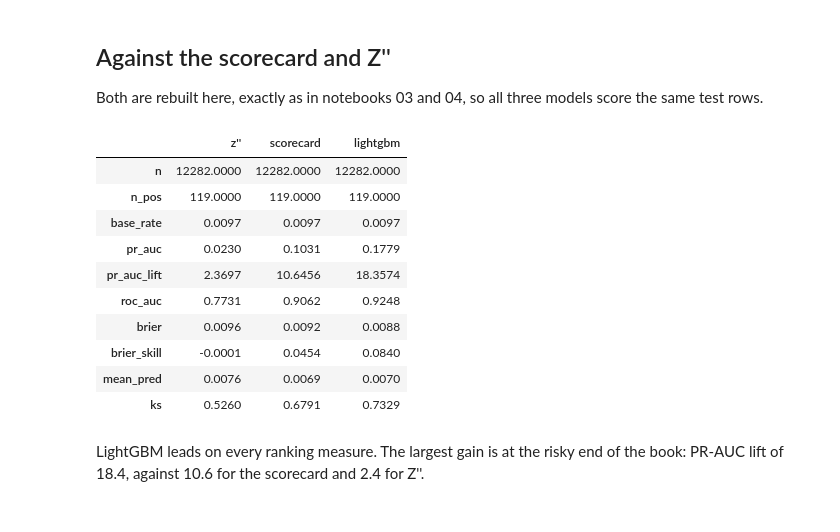
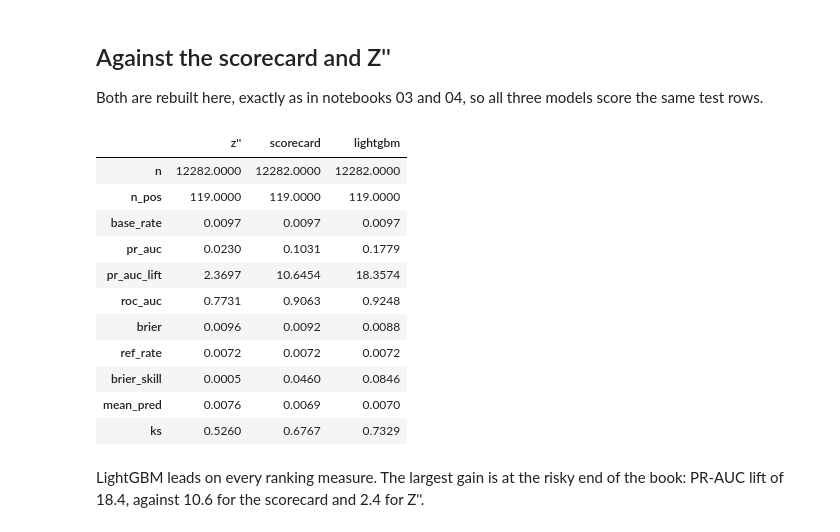
Before and after one commit to leoamullins/corporate-default-pd, a Jupyter notebook: notebooks/05_lightgbm.ipynb, the cells around one changed output. Saved outputs shown, nothing was run; the diff lists cells and outputs as text; code cells hidden in the pictures.

```diff
--- a/notebooks/05_lightgbm.ipynb
+++ b/notebooks/05_lightgbm.ipynb
@@ -246,30 +248,31 @@ Both are rebuilt here, exactly as in notebooks 03 and 04, so all three models sc
 # %%
 # Z'' benchmark (notebook 03)
 caps = fit_caps(zpp_components(train))
 z_map = ZScoreToPD().fit(altman_zpp(train, caps), train["default"])
 
 # WOE scorecard (notebook 04)
 binner = WOEBinner(RISK_TREND).fit(train, train["default"])
-scorecard = LogisticRegression(max_iter=1000).fit(binner.transform(train), train["default"])
+scorecard = LogisticRegression(max_iter=1000, C=np.inf).fit(binner.transform(train), train["default"])
 
 test_pd = {
     "z''": z_map.predict_proba(altman_zpp(test, caps)),
     "scorecard": scorecard.predict_proba(binner.transform(test))[:, 1],
     "lightgbm": model.predict_proba(test[FEATURES])[:, 1],
 }
-pd.DataFrame({name: evaluate(test["default"], p) for name, p in test_pd.items()}).round(4)
+pd.DataFrame({name: evaluate(test["default"], p, train["default"].mean()) for name, p in test_pd.items()}).round(4)
 # %% [output]
 |  | z'' | scorecard | lightgbm |
 | n | 12282.0000 | 12282.0000 | 12282.0000 |
 | n_pos | 119.0000 | 119.0000 | 119.0000 |
 | base_rate | 0.0097 | 0.0097 | 0.0097 |
 | pr_auc | 0.0230 | 0.1031 | 0.1779 |
-| pr_auc_lift | 2.3697 | 10.6456 | 18.3574 |
-| roc_auc | 0.7731 | 0.9062 | 0.9248 |
+| pr_auc_lift | 2.3697 | 10.6454 | 18.3574 |
+| roc_auc | 0.7731 | 0.9063 | 0.9248 |
 | brier | 0.0096 | 0.0092 | 0.0088 |
-| brier_skill | -0.0001 | 0.0454 | 0.0840 |
+| ref_rate | 0.0072 | 0.0072 | 0.0072 |
+| brier_skill | 0.0005 | 0.0460 | 0.0846 |
 | mean_pred | 0.0076 | 0.0069 | 0.0070 |
-| ks | 0.5260 | 0.6791 | 0.7329 |
+| ks | 0.5260 | 0.6767 | 0.7329 |
 # %% [markdown]
 LightGBM leads on every ranking measure. The largest gain is at the risky end of the book: PR-AUC lift of 18.4, against 10.6 for the scorecard and 2.4 for Z''.
 # %% [markdown]
```
Also changed, not shown: parts of 3 cells of this notebook, 7 other files.
